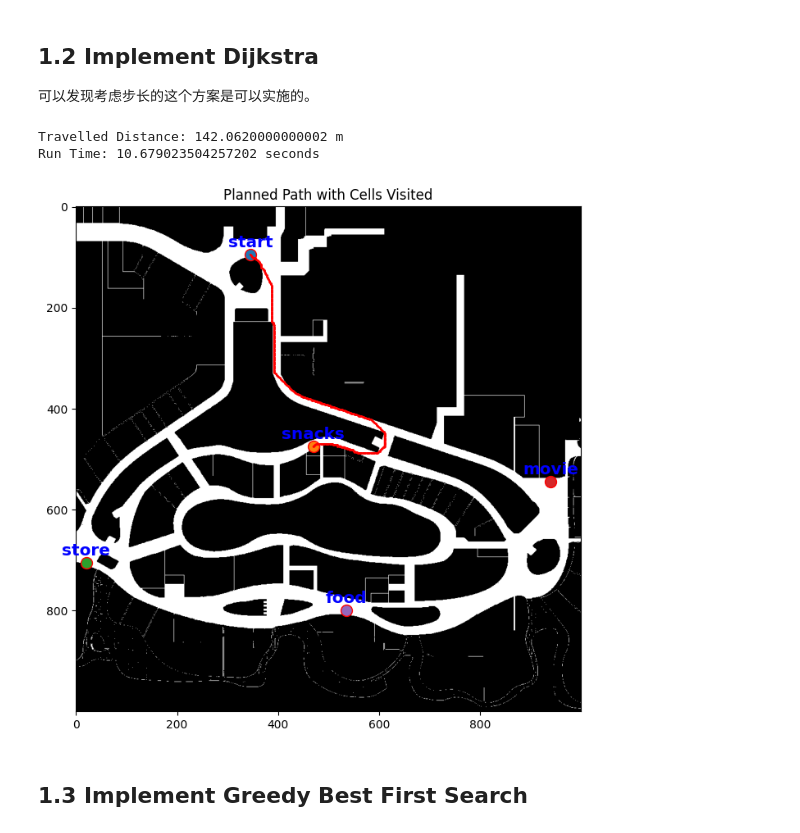
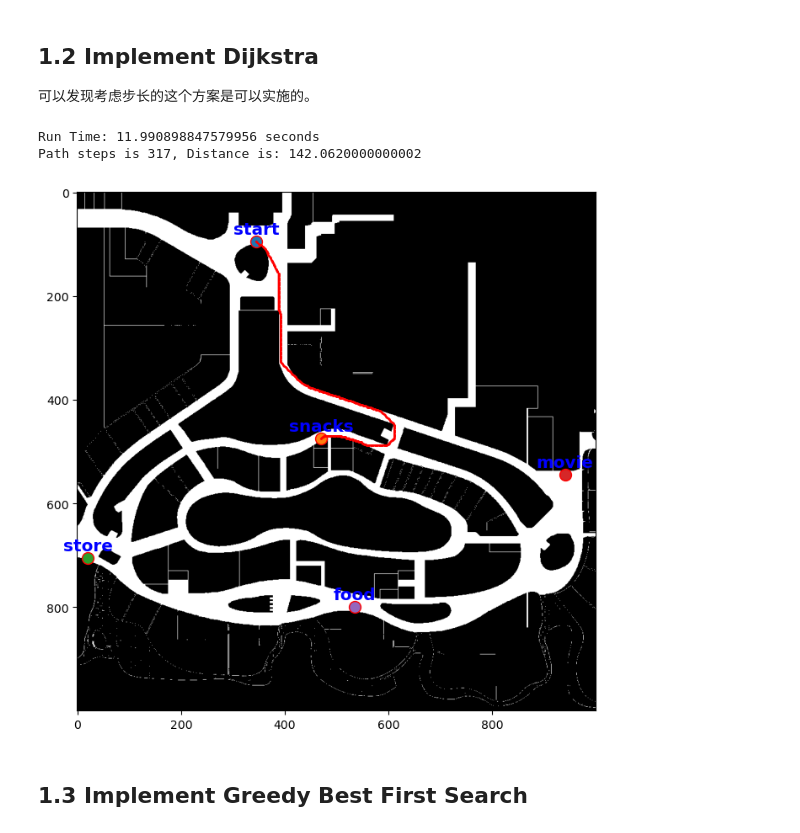
Before and after one commit to huangyqs123/ME5413_HW3, a Jupyter notebook: HW3_Task1&2/homework3.ipynb, the cells around one changed output. Drawn from its saved outputs; the diff is of its cells as text; code cells hidden in the pictures.

```diff
--- a/HW3_Task1&2/homework3.ipynb
+++ b/HW3_Task1&2/homework3.ipynb
@@ -280,59 +272,51 @@ Path length is 317, Distance is: 142.06200000000007
 ## 1.2 Implement Dijkstra
 可以发现考虑步长的这个方案是可以实施的。
 # %%
-def dijkstra(start, goal, map_data):
+def dijkstra(start_id, goal_id, map_data):
+    start = tuple(locations[start_id])
+    goal = tuple(locations[goal_id])
     open_set = {start}
     came_from = {}
     g_score = {start: 0}
 
     while open_set:
         dirs = [(0, 2), (0, -2), (2, 2),(2, 1), (2, 0), (2, -1), (2,-2),(1,2),(1,-2),(0,2),(0,-2),(-1,2),(-1,-2),(-2,2),(-2,1),(-2,0),(-2,-1),(-2,-2)]
         current = min(open_set, key=lambda x: g_score[x])
         if current == goal:
-            return reconstruct_path(came_from, current)
+            return reconstruct_path_extend(came_from, current)
 
         open_set.remove(current)
 
         for i in range(0,16):
             neighbor = (current[0] + dirs[i][0], current[1] + dirs[i][1])
             # 严格判定 如果想要进行对角线的移动，还必须检查相邻的两个格子都不是障碍物
             if 0 <= neighbor[0] < map_data.shape[0] and 0 <= neighbor[1] < map_data.shape[1] :
                 if map_data[neighbor[0], neighbor[1]] == 0:
                     continue
                 if is_line_through_obstacle(current, neighbor, map_data):
                     continue
 
                 cost = get_cost_extend(dirs[i][0], dirs[i][1])
                 tentative_g_score = g_score[current] + cost
                 if neighbor not in g_score or tentative_g_score < g_score[neighbor]:
                     came_from[neighbor] = current
                     g_score[neighbor] = tentative_g_score
                     if neighbor not in open_set:
                         open_set.add(neighbor)
 
     return None
 
 start_time = time.time()
-path = dijkstra(start_position, end_position, grid_map)
-total_distance = calculate_distance_extend(path)
-end_time = time.time()
-print("Travelled Distance:", total_distance, "m")
-print("Run Time:", end_time - start_time, "seconds")
-# print("Path_len:", len(path))
+path, total_distance = dijkstra('start', 'snacks', grid_map)
 
-# Visualization
-plt.figure(figsize=(8, 8))
-plt.imshow(grid_map_img, cmap='gray')
-plot_locations(locations, color='blue')
-if path:
-    path_x, path_y = zip(*path)
-    plt.plot(path_x, path_y, marker='o', color='red', markersize=1, linestyle='-')
-plt.title('Planned Path with Cells Visited')
-plt.show()
+print("Run Time:", time.time() - start_time, "seconds")
+print("Path steps is " + str(len(path)) + ", Distance is: " + str(total_distance))
+
+visualize_path(path, grid_map_img, locations)
 # %% [output]
-Travelled Distance: 142.0620000000002 m
-Run Time: 10.679023504257202 seconds
+Run Time: 11.990898847579956 seconds
+Path steps is 317, Distance is: 142.0620000000002
-[figure, old version]
+[figure, new version]
 # %% [markdown]
 ## 1.3 Implement Greedy Best First Search
 # %%
```
Also changed, not shown: parts of 8 cells of this notebook, 2 other files.
